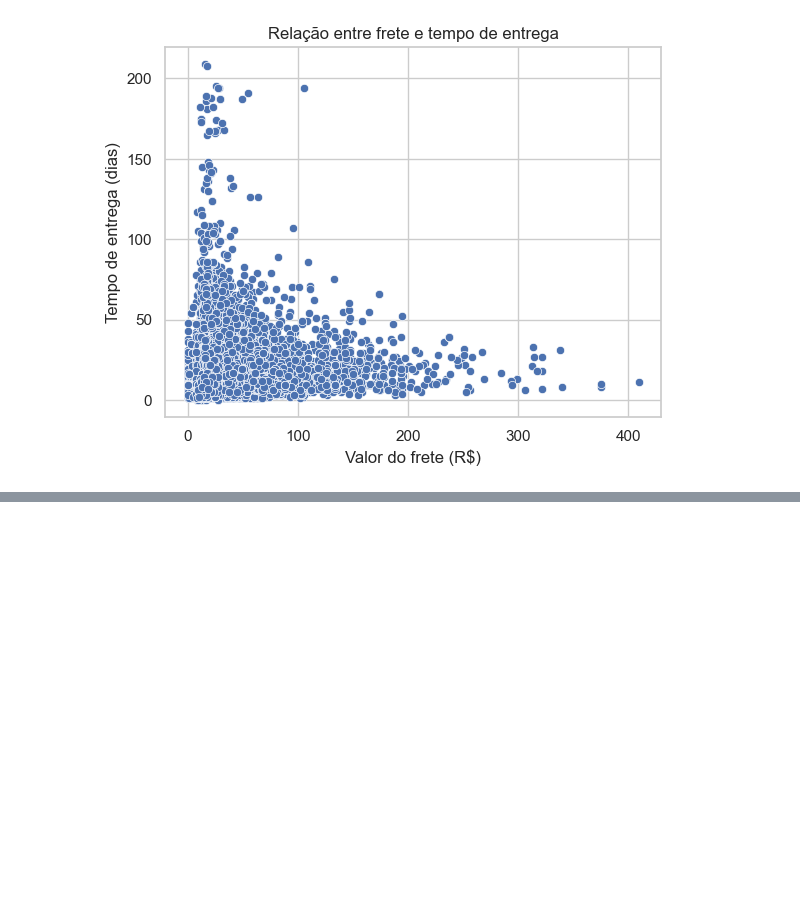
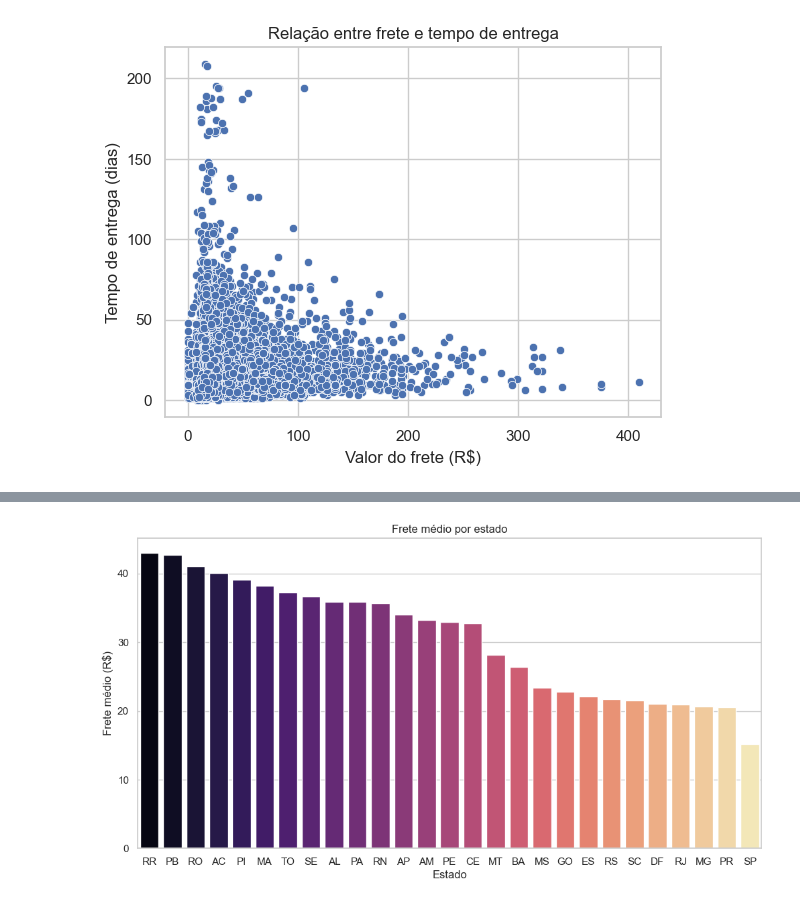
Before and after one commit to edilton-bs/projeto-analisepreditivavendas, a Jupyter notebook: notebooks/01_data_preprocessing_eda.ipynb.ipynb, the cells around one changed output, grey strips where cells are left out. Cells and saved outputs as stored; diff of their text form; code cells hidden in the pictures; blank space fills up the shorter version.

```diff
--- a/notebooks/01_data_preprocessing_eda.ipynb.ipynb
+++ b/notebooks/01_data_preprocessing_eda.ipynb.ipynb
@@ -236,0 +253,15 @@ plt.show()
+# %%
+# fazendo os merge entre orders_items_df e customers_df
+df = pd.merge(orders_items_df, orders_df, on='order_id', how='inner')
+df = pd.merge(df, customers_df, on='customer_id', how='inner')
+
+
+freight_by_state = df.groupby('customer_state')['freight_value'].mean().sort_values(ascending=False)
+plt.figure(figsize=(12,6))
+sns.barplot(x=freight_by_state.index, y=freight_by_state.values, palette="magma")
+plt.title("Frete médio por estado")
+plt.xlabel("Estado")
+plt.ylabel("Frete médio (R$)")
+plt.show()
+# %% [output]
+[figure, added]
```
Also changed, not shown: parts of 2 cells of this notebook.
